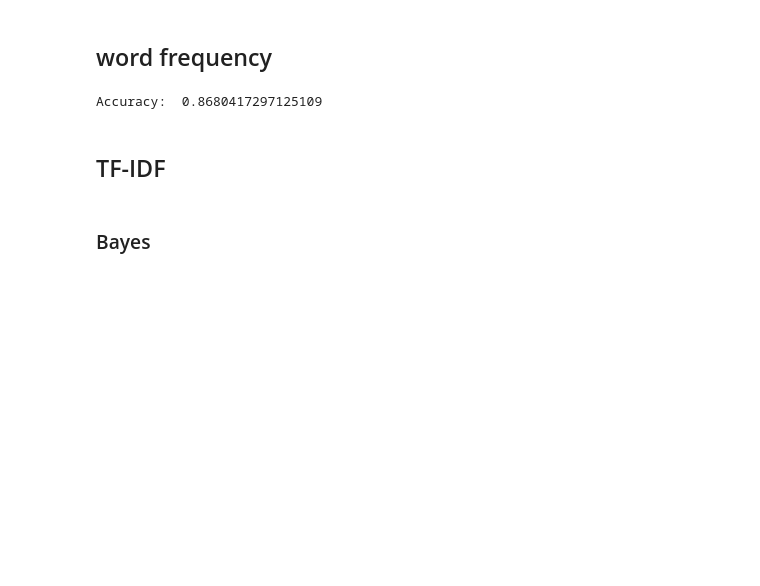
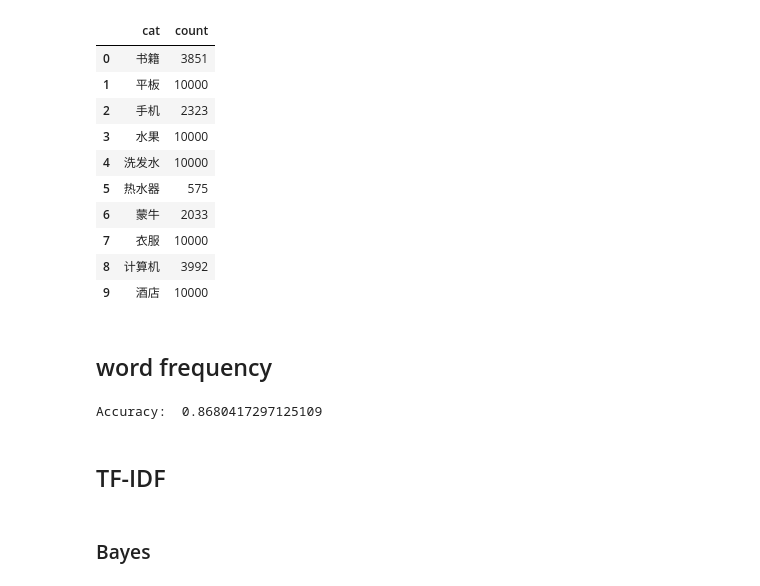
Before and after one commit to andykuo0956/nccu-data-mining-2023, a Jupyter notebook: hw1_nlp/bayes.ipynb, the cells around one changed output. Drawn from its saved outputs; the diff is of its cells as text; code cells hidden in the pictures; blank space fills up the shorter version.

```diff
--- a/hw1_nlp/bayes.ipynb
+++ b/hw1_nlp/bayes.ipynb
@@ -17,3 +37,18 @@ test_data = test_data.dropna(subset=['tokenized_review'])
+# %%
+result = raw_data.groupby('cat').size().reset_index(name='count')
+result
+# %% [output]
+|  | cat | count |
+| 0 | 书籍 | 3851 |
+| 1 | 平板 | 10000 |
+| 2 | 手机 | 2323 |
+| 3 | 水果 | 10000 |
+| 4 | 洗发水 | 10000 |
+| 5 | 热水器 | 575 |
+| 6 | 蒙牛 | 2033 |
+| 7 | 衣服 | 10000 |
+| 8 | 计算机 | 3992 |
+| 9 | 酒店 | 10000 |
 # %% [markdown]
 ## word frequency
 # %%
```
Also changed, not shown: parts of 7 cells of this notebook, 4 other files.
